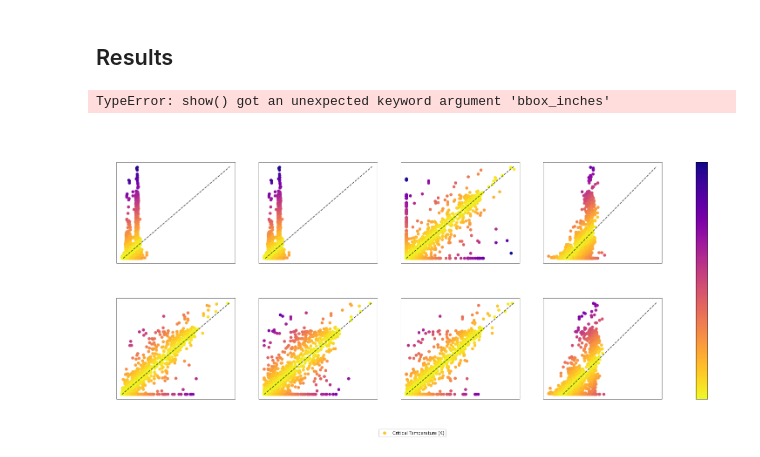
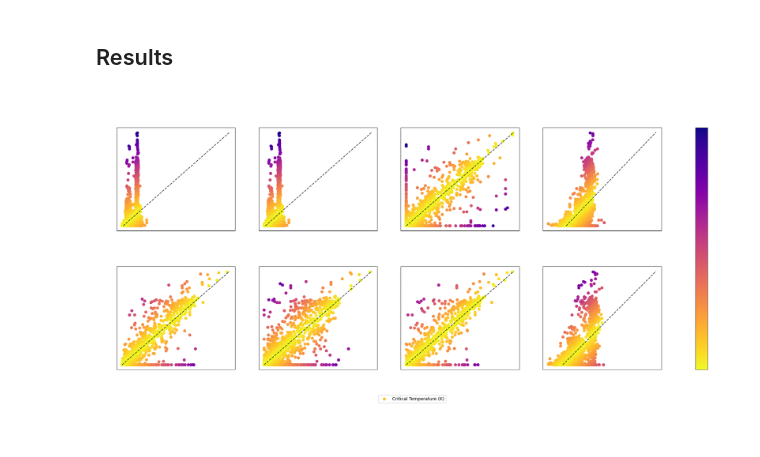
Before and after one commit to sylphrena0/classe, a Jupyter notebook: code/training_bulk.ipynb, the cells around one changed output. Drawn from its saved outputs; the diff is of its cells as text; code cells hidden in the pictures.

Commit message:
renamed result outputs

```diff
--- a/code/training_bulk.ipynb
+++ b/code/training_bulk.ipynb
@@ -94,10 +94,10 @@ def evaluate_one(model_name, regressor, parameters): #define function that train
         plt.colorbar().set_label(label="Difference from Actual (K)", color='white') #using .set_label() as colorbar() does accept color arguments
         plt.show()
 # %%
-def evaluate(models, title): #define function that trains up to eight models at once plots with each model in a subplot. Includes model scores
+def evaluate(models, title, filename='results.png'): #define function that trains up to eight models at once plots with each model in a subplot. Includes model scores
     global train_data, train_data, test_data, test_target #we need these variables and don't want to pass them as arguments
     import_data(replace_inf=True)
-    with plt.rc_context({'xtick.color':'white', 'ytick.color':'white','axes.titlecolor':'white','figure.facecolor':'#181a1b','text.color':'white','legend.labelcolor':'black'}):
+    with plt.rc_context({'xtick.color':'white', 'ytick.color':'white','axes.titlecolor':'white','figure.facecolor':(1, 1, 1, 0),'text.color':'white','legend.labelcolor':'black'}):
         fig, ax = plt.subplots(2, 4, sharey='row', figsize=(28,10))
         fig.subplots_adjust(hspace=0.35)
         fig.suptitle(title, color='white', size=16)
@@ -118,8 +118,10 @@ def evaluate(models, title): #define function that trains up to eight models at
             ax[ax1, ax2].set_title(model_name, c='white')
             ax[ax1, ax2].set_xlabel('Prediction', c='white')
             ax[ax1, ax2].set_ylabel('Actual Value', c='white')
+            # ax[ax1, ax2].patch.set_facecolor('white')
+            # ax[ax1, ax2].patch.set_alpha(0)
             ax[ax1, ax2].annotate(f'R2: {r_squared}', xy = (0, -0.15), xycoords='axes fraction', ha='left', va="center", fontsize=10) #add footnote with R2
-            ax[ax1, ax2].annotate(f'MAXE: {maxe}', xy = (0, -0.20), xycoords='axes fraction', ha='left', va="center", fontsize=10) #add footnote with R2
+            ax[ax1, ax2].annotate(f'MXE: {maxe}', xy = (0, -0.20), xycoords='axes fraction', ha='left', va="center", fontsize=10) #add footnote with R2
             ax[ax1, ax2].annotate(f'MAE: {mae}', xy = (1.0, -0.20), xycoords='axes fraction', ha='right', va="center", fontsize=10) #add footnote with MAE
             ax[ax1, ax2].annotate(f'MSE: {mse}', xy = (1.0, -0.15), xycoords='axes fraction', ha='right', va="center", fontsize=10) #add footnote with MSE
 
@@ -127,24 +129,23 @@ def evaluate(models, title): #define function that trains up to eight models at
         fig.legend(handles=handles,loc='lower center')
 
         fig.colorbar(im, ax=ax.ravel().tolist()).set_label(label="Difference from Actual (K)", color='white') #using .set_label() as colorbar() does accept color arguments
-
-        plt.savefig('../data/results.png', bbox_inches='tight')
+        # facecolor=fig.get_facecolor()
+        plt.savefig(f'../data/{filename}', bbox_inches='tight')
         plt.show()
 # %% [markdown]
 ## Results
 # %%
 models =   [["Support Vector Machines (Linear)", SVR, {}, 0, 0],
             ["Random Forest Regression", RandomForestRegressor, {}, 1, 0],
             ["Support Vector Machines (Poly)", SVR, {}, 0, 1],
             ["KNeighbors Regression", KNeighborsRegressor, {}, 1, 1],
             ["Decision Tree Regression", DecisionTreeRegressor, {}, 0, 2],
             ["Extra Trees Regression", ExtraTreesRegressor, {}, 1, 2],
             ["Elastic Net Regression", ElasticNet, {}, 0, 3],
             ["Bayesian Regression", BayesianRidge, {}, 1, 3]]
-evaluate(models, "Prediction vs. Actual Value (CV) - Unoptimized") #call evaluation function
+evaluate(models, title="Prediction vs. Actual Value (CV) - Unoptimized", filename="results_unoptimized.png") #call evaluation function
 # %% [output]
-TypeError: show() got an unexpected keyword argument 'bbox_inches'
-[figure, old version]
+[figure, new version]
 # %%
 models  =  [["Support Vector Machines", SVR, {'C':1, 'epsilon':10, 'gamma':'auto', 'kernel':'linear'}, 0, 0],
             ["Random Forest Regression", RandomForestRegressor, {}, 1, 0],
```
Also changed, not shown: parts of 1 cell of this notebook, 3 other files.
